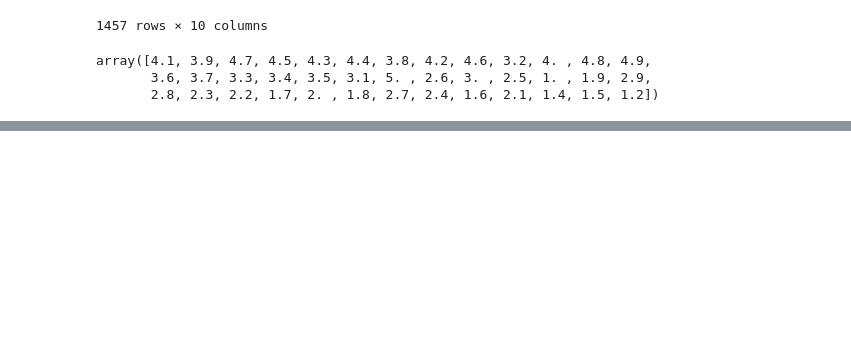
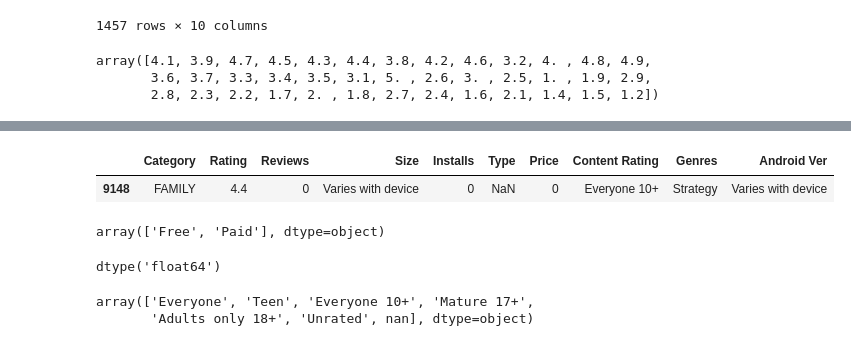
Before and after one commit to mulingwa/Playstore_Data_Analysis, a Jupyter notebook: Analysis.ipynb, the cells around one changed output, grey strips where cells are left out. Saved outputs shown, nothing was run; the diff lists cells and outputs as text; code cells hidden in the pictures; blank space fills up the shorter version.

```diff
--- a/Analysis.ipynb
+++ b/Analysis.ipynb
@@ -172,0 +187,10 @@ array([4.1, 3.9, 4.7, 4.5, 4.3, 4.4, 3.8, 4.2, 4.6, 3.2, 4. , 4.8, 4.9,
+# %%
+df_clean[df_clean['Type'].isna()]
+# %% [output]
+|  | Category | Rating | Reviews | Size | Installs | Type | Price | Content Rating | Genres | Android Ver |
+| 9148 | FAMILY | 4.4 | 0 | Varies with device | 0 | NaN | 0 | Everyone 10+ | Strategy | Varies with device |
+# %%
+df_clean['Type'].fillna('Free',inplace=True)
+df_clean['Type'].unique()
+# %% [output]
+array(['Free', 'Paid'], dtype=object)
@@ -172,0 +201,9 @@ array([4.1, 3.9, 4.7, 4.5, 4.3, 4.4, 3.8, 4.2, 4.6, 3.2, 4. , 4.8, 4.9,
+# %%
+df_clean['Price'].dtypes
+# %% [output]
+dtype('float64')
+# %%
+df['Content Rating'].unique()
+# %% [output]
+array(['Everyone', 'Teen', 'Everyone 10+', 'Mature 17+',
+       'Adults only 18+', 'Unrated', nan], dtype=object)
```
Also changed, not shown: parts of 8 cells of this notebook.
